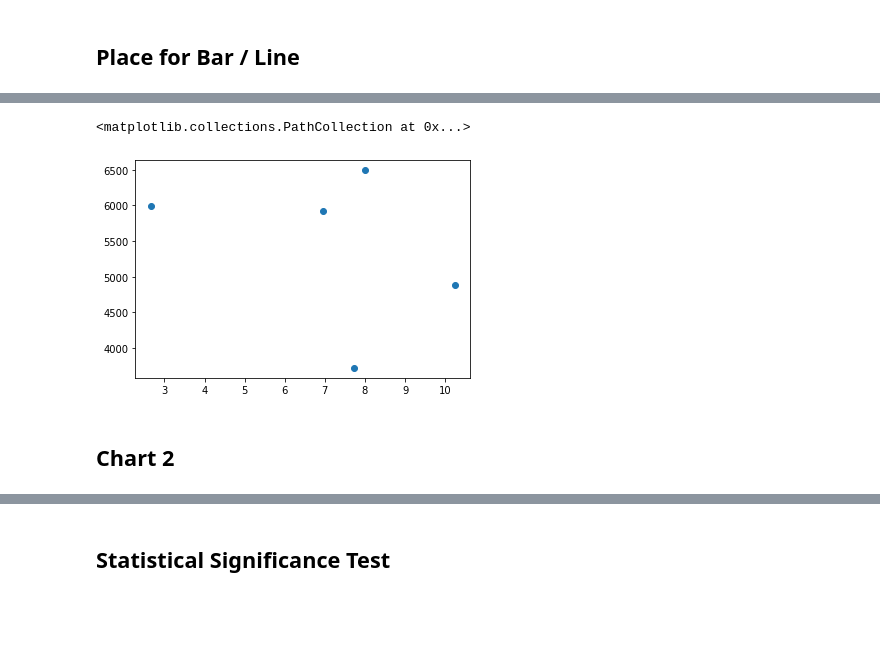
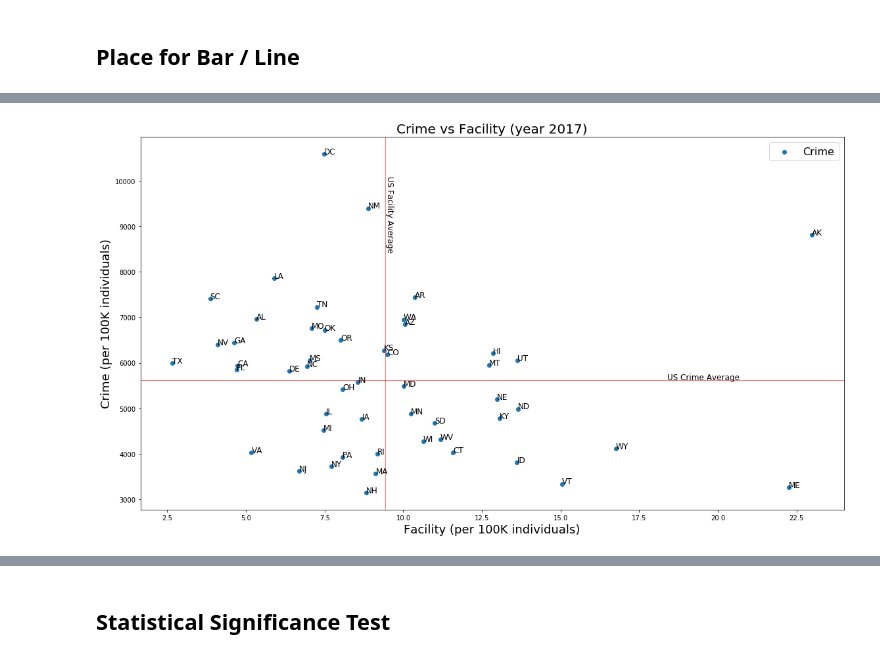
Before and after one commit to gkumar24/Project1, a Jupyter notebook: Ganesh 13ReasonsPy.ipynb, the cells around one changed output, grey strips where cells are left out. Saved outputs shown, nothing was run; the diff lists cells and outputs as text; code cells hidden in the pictures; blank space fills up the shorter version.

```diff
--- a/Ganesh 13ReasonsPy.ipynb
+++ b/Ganesh 13ReasonsPy.ipynb
@@ -227,2 +173,5 @@ Reasons13_df
+# %%
+US_Facility_Average = Reasons13_df["Facility Count (per 100K)"].mean()
+US_Crime_Average = Reasons13_df["crime count (per 100K)"].mean()
 # %% [markdown]
 ## Place for Bar / Line
@@ -234,9 +178,37 @@ plt.scatter(Reasons13_df["Facility Count (per 100K)"], Reasons13_df["crime count
-# %%
-# only for listed states
-Reasons13_reduced_df = Reasons13_df[Reasons13_df.state.isin(State_list)]
-plt.scatter(Reasons13_reduced_df["Facility Count (per 100K)"], Reasons13_reduced_df["crime count (per 100K)"], marker="o")
-# %% [output]
-<matplotlib.collections.PathCollection at 0x...>
-[figure, removed]
-# %% [markdown]
-## Chart 2
+# %%
+Reasons13_reduced_df = Reasons13_df
+Facility_Count = Reasons13_reduced_df["Facility Count (per 100K)"]
+Crime_Count = Reasons13_reduced_df["crime count (per 100K)"]
+
+
+
+fig, ax = plt.subplots(figsize=(16,9))
+
+ax.scatter(Facility_Count, Crime_Count, marker="o", label='Crime')
+
+font = { 'color':  'orange',
+        'weight': 'normal',
+        'size': 16,
+        }
+# Add some text for labels, title and custom x-axis tick labels, etc.
+ax.set_ylabel('Crime (per 100K individuals)', fontdict={"size":18})
+ax.legend(loc="best", fontsize=font["size"])
+ax.set_title('Crime vs Facility (year 2017)', fontdict = {"size":20})
+ax.set_xlabel('Facility (per 100K individuals)', fontdict={"size":18})
+
+#Marking for national average
+ax.axvline(US_Facility_Average, linestyle='-', color='red', alpha=0.5, linewidth=1)
+ax.axhline(US_Crime_Average, linestyle='-', color='red', alpha=0.5, linewidth=1)
+
+ax.text(x = US_Facility_Average , y = Crime_Count.max()*0.8, s = "US Facility Average", size = 12, horizontalalignment='left', rotation=-90, color='black')
+ax.text(x = Facility_Count.max()*0.8 , y = US_Crime_Average, s = "US Crime Average", size = 12, rotation=0, color='black')
+
+# mark each data points
+for index, row in Reasons13_reduced_df.iterrows():
+    ax.text(x = row["Facility Count (per 100K)"] , y = row["crime count (per 100K)"], s = row["state"], size = 12)
+
+fig.tight_layout()
+# Save the Figure
+fig.savefig("Output/AllStateCrime_Facility_Scatter.png")
+# %% [output]
+[figure, added]
```
Also changed, not shown: parts of 10 cells of this notebook, 7 other files.
